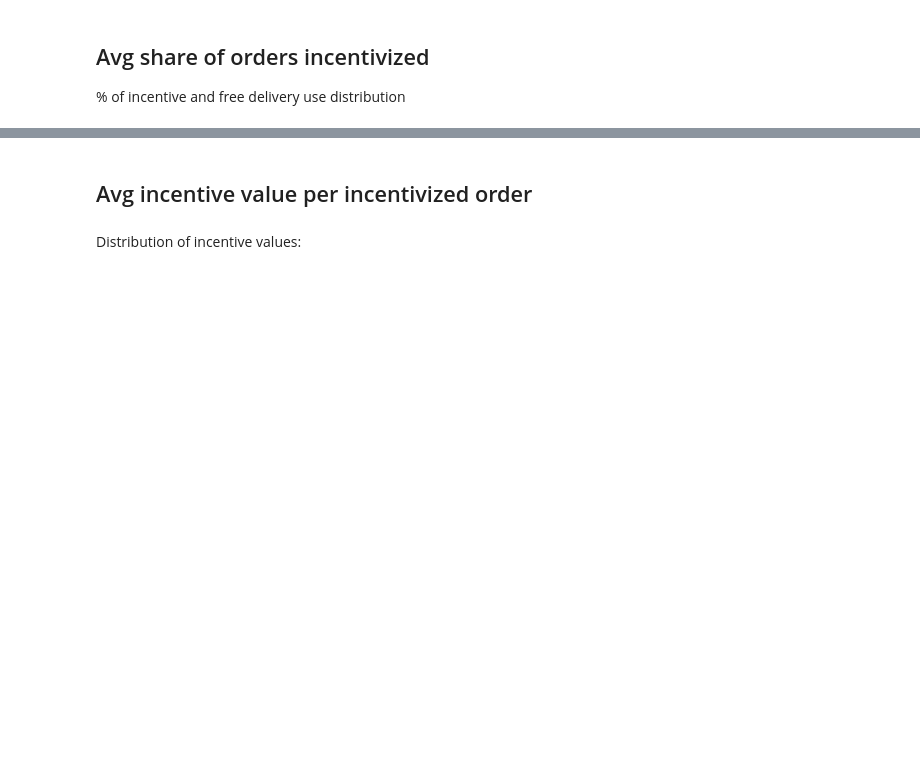
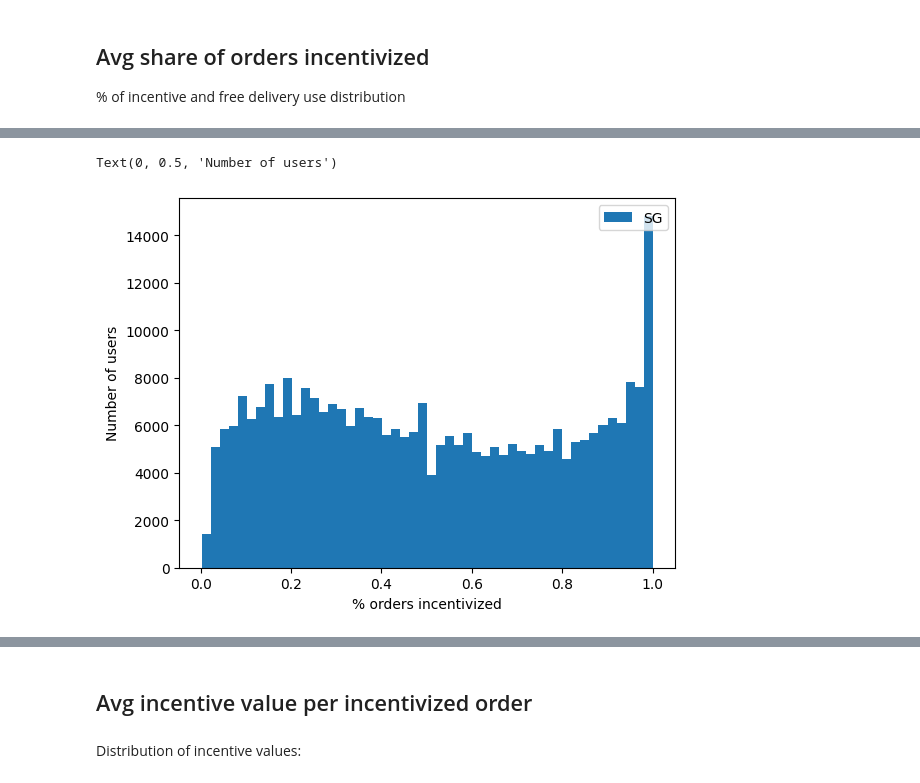
Before and after one commit to AChiaraCapuano/incentives_analysis, a Jupyter notebook: analysis_nb.ipynb, the cells around one changed output, grey strips where cells are left out. Saved outputs shown, nothing was run; the diff lists cells and outputs as text; code cells hidden in the pictures; blank space fills up the shorter version.

```diff
--- a/analysis_nb.ipynb
+++ b/analysis_nb.ipynb
@@ -89,8 +88,11 @@ Text(0, 0.5, 'Number of users')
 # %%
-plt.hist(df_incentivized_SG['used_incentive'], label="SG");
+plt.hist(df_incentivized_SG[df_incentivized_SG['used_incentive']!=0]['used_incentive'], label="SG", bins=50);
 plt.legend(loc='upper right');
 plt.xlabel('% orders incentivized')
 plt.ylabel('Number of users')
+# %% [output]
+Text(0, 0.5, 'Number of users')
+[figure, added]
 # %%
 len(df_incentivized[df_incentivized['has_free_delivery']>0])/len(df_incentivized)
 # %% [output]
```
Also changed, not shown: parts of 60 cells of this notebook.
